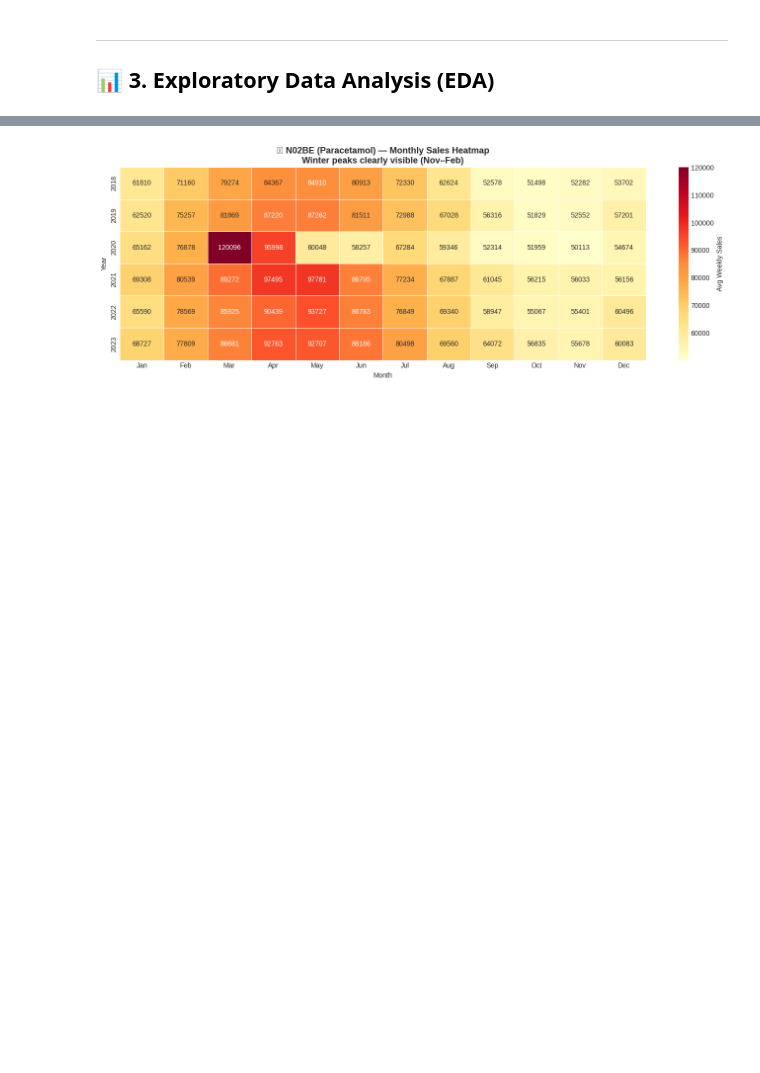
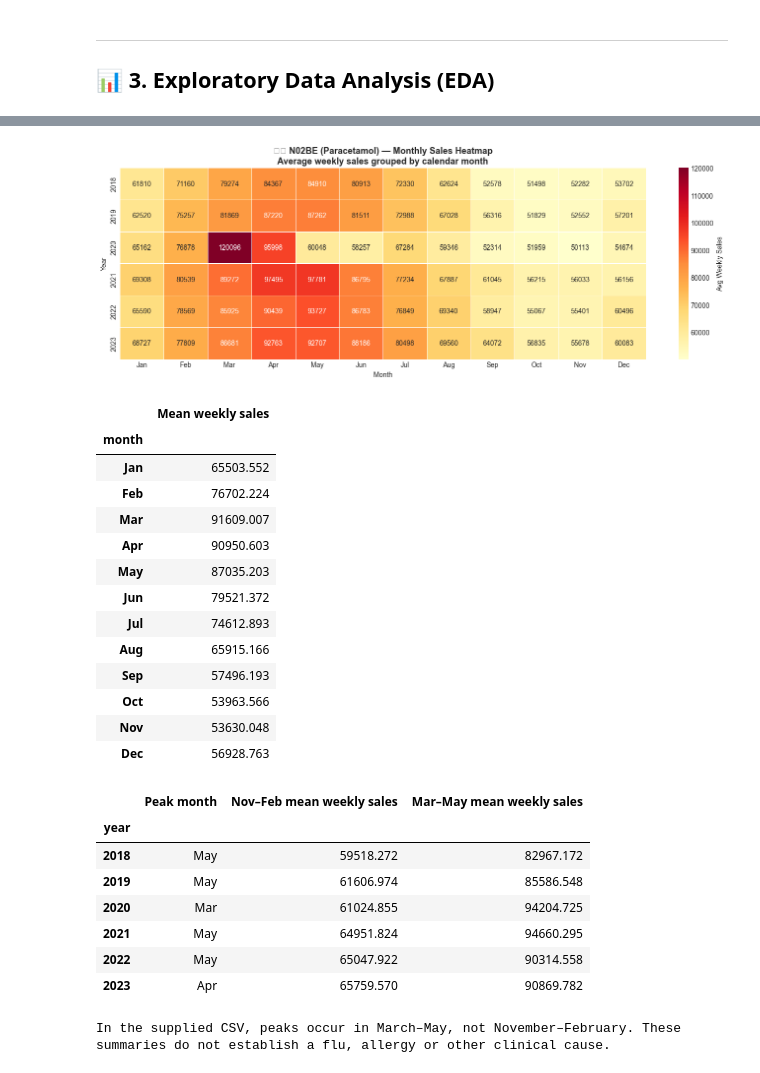
Before and after one commit to latiphy-s/forecast-of-drug-pharma-demand, a Jupyter notebook: pharma-drug-demand-forecasting-iqvia.ipynb, the cells around one changed output, grey strips where cells are left out. Drawn from its saved outputs; the diff is of its cells as text; code cells hidden in the pictures; blank space fills up the shorter version.

```diff
--- a/pharma-drug-demand-forecasting-iqvia.ipynb
+++ b/pharma-drug-demand-forecasting-iqvia.ipynb
@@ -34,7 +55,7 @@ for dirname, _, filenames in os.walk('/kaggle/input'):
 import numpy as np
 import pandas as pd
 import warnings
-warnings.filterwarnings('ignore')
+# Keep warnings visible so dependency and model issues can be diagnosed.
 
 # ── Visualization ──
 import matplotlib.pyplot as plt
@@ -62,10 +83,10 @@ from tensorflow.keras.optimizers import Adam
 from prophet import Prophet
 
 # ── Settings ──
-plt.style.use('seaborn-v0_8-darkgrid')
+plt.style.use('seaborn-v0_8-darkgrid' if 'seaborn-v0_8-darkgrid' in plt.style.available else 'default')
 sns.set_palette('husl')
 pd.set_option('display.float_format', lambda x: '%.3f' % x)
 
 print(f'✅ TensorFlow version: {tf.__version__}')
-print(f'✅ All libraries loaded successfully!')
+print('✅ All libraries loaded successfully!')
 # %% [output]
@@ -83,20 +96,26 @@ W0000 00:00:1773690850.467262      24 computation_placer.cc:177] computation pla
 ---
 ## 📂 2. Load & Explore the Dataset
 # %%
-# ── Load IQVIA MIDAS Dataset ──
-# Source: IQVIA MIDAS — Northeast US Market | Weekly Rx & OTC Sales 2018–2023
-# Note: Data reflects aggregated market-level sales (Extended Units)
-# Proprietary format anonymized for public sharing
-
-df = pd.read_csv('/kaggle/input/datasets/mderya/iqvia-pharma-sales/iqvia_pharma_sales.csv')
+# Load the supplied local CSV; provenance is not independently verified.
+df = pd.read_csv(DATA_PATH)
 
 # Parse date column
 df['datum'] = pd.to_datetime(df['datum'])
 df = df.sort_values('datum').reset_index(drop=True)
+sales_columns = ['M01AB', 'M01AE', 'N02BA', 'N02BE', 'N05B', 'N05C', 'R03', 'R06']
+if df['datum'].isna().any() or df['datum'].duplicated().any():
+    raise ValueError('Dates must be valid and unique.')
+if not df['datum'].diff().dropna().eq(pd.Timedelta(days=7)).all():
+    raise ValueError('Expected regular weekly observations; inspect gaps before modeling.')
+df[sales_columns] = df[sales_columns].apply(pd.to_numeric, errors='raise')
+if not np.isfinite(df[sales_columns].to_numpy()).all():
+    raise ValueError('Sales contain missing or non-finite values; resolve them before modeling.')
+if (df[sales_columns] < 0).any().any():
+    raise ValueError('Negative sales require investigation before modeling.')
 
 print(f'📐 Shape: {df.shape}')
 print(f'📅 Date Range: {df["datum"].min()} → {df["datum"].max()}')
-print(f'🏥 Data Source: {df["data_source"].iloc[0]}')
+print(f'🏥 Source label: {df["data_source"].iloc[0]}')
 print(f'🌎 Region: {df["region"].iloc[0]}')
 print(f'\n🔍 First 5 rows:')
 df.head()
@@ -240,26 +277,61 @@ print('💡 Insight: Clear winter peaks visible — aligns with flu/cold season
 # %%
 # ── 3.3 Monthly Seasonality Heatmap ──
 df['year'] = df['datum'].dt.year
 df['month'] = df['datum'].dt.month
 df['week'] = df['datum'].dt.isocalendar().week.astype(int)
 df['quarter'] = df['datum'].dt.quarter
 
 month_names = ['Jan','Feb','Mar','Apr','May','Jun','Jul','Aug','Sep','Oct','Nov','Dec']
 
 pivot = df.groupby(['year', 'month'])['N02BE'].mean().unstack()
+pivot = pivot.reindex(columns=range(1, 13))
 pivot.columns = month_names
 
 plt.figure(figsize=(14, 5))
 sns.heatmap(pivot, annot=True, fmt='.0f', cmap='YlOrRd',
             linewidths=0.5, cbar_kws={'label': 'Avg Weekly Sales'})
-plt.title('🌡️ N02BE (Paracetamol) — Monthly Sales Heatmap\nWinter peaks clearly visible (Nov–Feb)',
+plt.title('🌡️ N02BE (Paracetamol) — Monthly Sales Heatmap\nAverage weekly sales grouped by calendar month',
           fontsize=13, fontweight='bold')
 plt.xlabel('Month')
 plt.ylabel('Year')
 plt.tight_layout()
 plt.show()
+
+# Calculate observations rather than assigning a clinical explanation.
+monthly_means = df.groupby('month')['N02BE'].mean().reindex(range(1, 13))
+display(monthly_means.rename(index=dict(enumerate(month_names, start=1))).to_frame('Mean weekly sales'))
+annual_summary = df.groupby(['year', 'month'])['N02BE'].mean().unstack().reindex(columns=range(1, 13))
+display(pd.DataFrame({
+    'Peak month': annual_summary.idxmax(axis=1).map(dict(enumerate(month_names, start=1))),
+    'Nov–Feb mean weekly sales': df[df['month'].isin([11, 12, 1, 2])].groupby('year')['N02BE'].mean(),
+    'Mar–May mean weekly sales': df[df['month'].isin([3, 4, 5])].groupby('year')['N02BE'].mean(),
+}))
+print('In the supplied CSV, peaks occur in March–May, not November–February. These summaries do not establish a flu, allergy or other clinical cause.')
 # %% [output]
-[figure, old version]
+[figure, new version]
+|  | Mean weekly sales |
+| month |  |
+| Jan | 65503.552 |
+| Feb | 76702.224 |
+| Mar | 91609.007 |
+| Apr | 90950.603 |
+| May | 87035.203 |
+| Jun | 79521.372 |
+| Jul | 74612.893 |
+| Aug | 65915.166 |
+| Sep | 57496.193 |
+| Oct | 53963.566 |
+| Nov | 53630.048 |
+| Dec | 56928.763 |
+|  | Peak month | Nov–Feb mean weekly sales | Mar–May mean weekly sales |
+| year |  |  |  |
+| 2018 | May | 59518.272 | 82967.172 |
+| 2019 | May | 61606.974 | 85586.548 |
+| 2020 | Mar | 61024.855 | 94204.725 |
+| 2021 | May | 64951.824 | 94660.295 |
+| 2022 | May | 65047.922 | 90314.558 |
+| 2023 | Apr | 65759.570 | 90869.782 |
+In the supplied CSV, peaks occur in March–May, not November–February. These summaries do not establish a flu, allergy or other clinical cause.
 # %%
 # ── 3.4 Correlation Matrix ──
 plt.figure(figsize=(10, 8))
```
Also changed, not shown: parts of 33 cells of this notebook, 16 other files.
